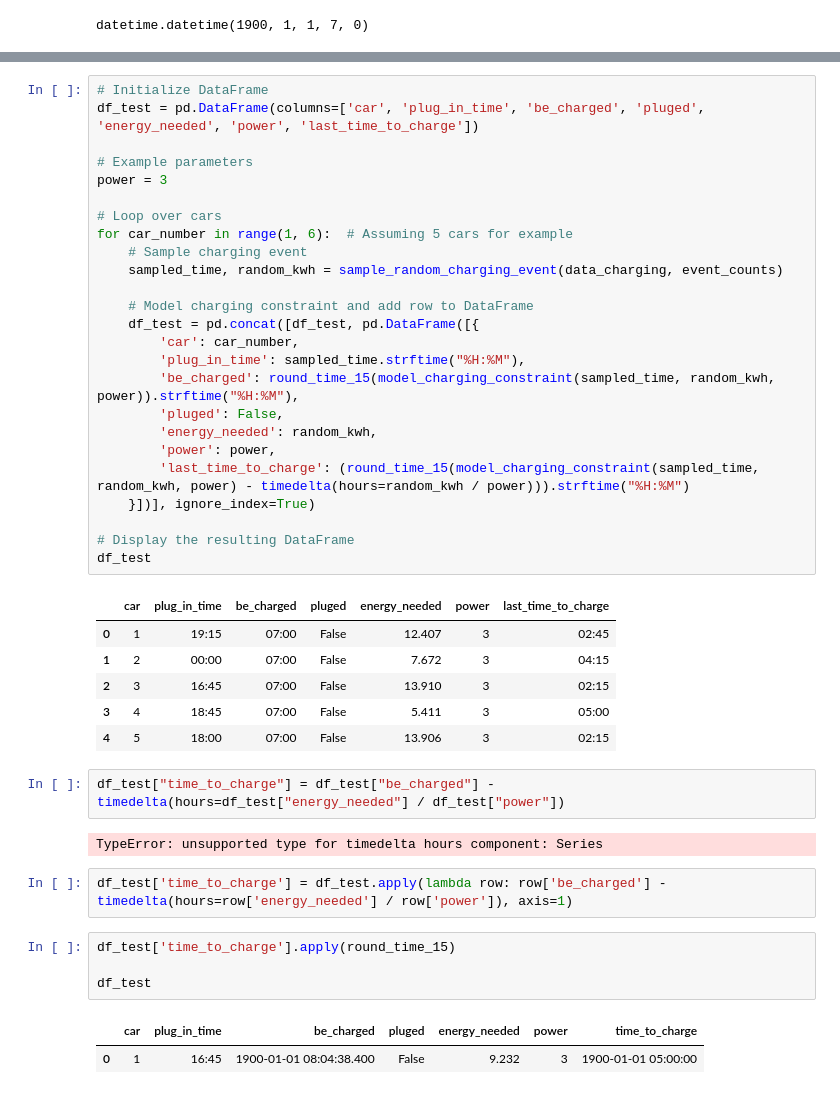
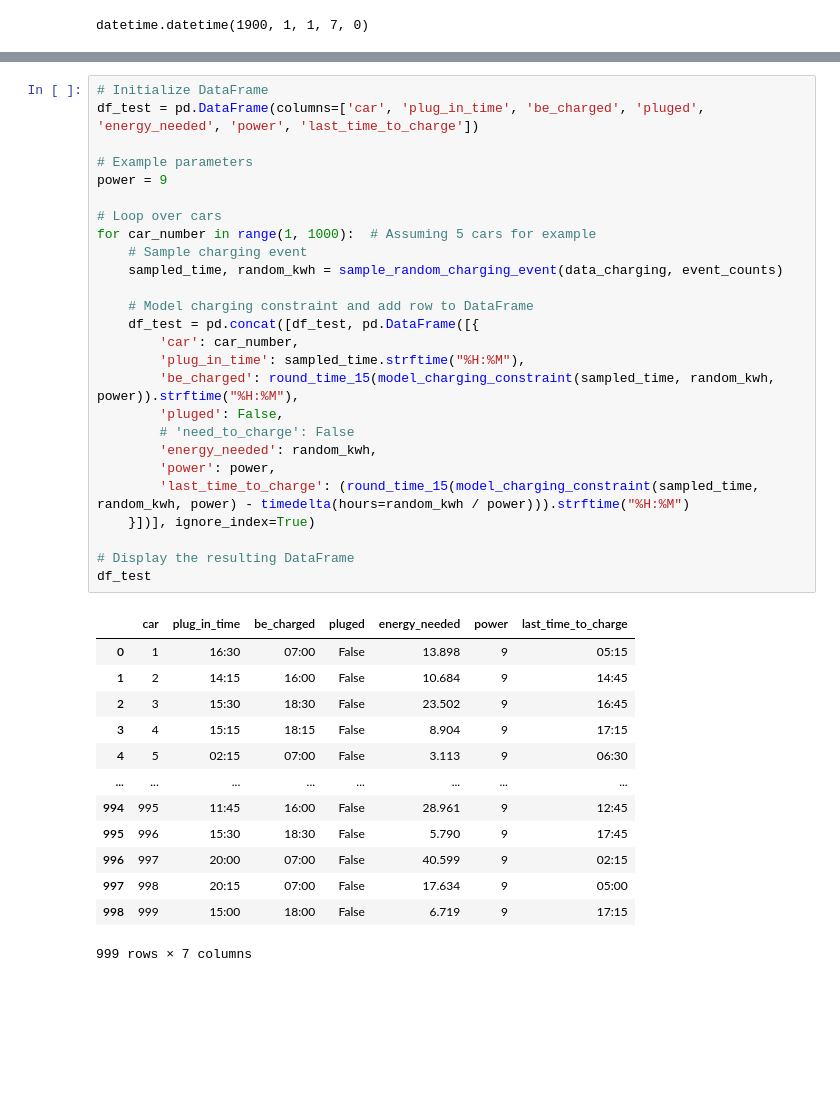
Before and after one commit to yanis-trn/EnergyNow2.0, a Jupyter notebook: EV-modeling.ipynb, the cells around one changed output, grey strips where cells are left out. Cells and saved outputs as stored; diff of their text form; blank space fills up the shorter version.

```diff
--- a/EV-modeling.ipynb
+++ b/EV-modeling.ipynb
@@ -428,45 +492,40 @@ df_test
 # %%
 # Initialize DataFrame
 df_test = pd.DataFrame(columns=['car', 'plug_in_time', 'be_charged', 'pluged', 'energy_needed', 'power', 'last_time_to_charge'])
 
 # Example parameters
-power = 3
+power = 9
 
 # Loop over cars
-for car_number in range(1, 6):  # Assuming 5 cars for example
+for car_number in range(1, 1000):  # Assuming 5 cars for example
     # Sample charging event
     sampled_time, random_kwh = sample_random_charging_event(data_charging, event_counts)
 
     # Model charging constraint and add row to DataFrame
     df_test = pd.concat([df_test, pd.DataFrame([{
         'car': car_number,
         'plug_in_time': sampled_time.strftime("%H:%M"),
         'be_charged': round_time_15(model_charging_constraint(sampled_time, random_kwh, power)).strftime("%H:%M"),
         'pluged': False,
+        # 'need_to_charge': False
         'energy_needed': random_kwh,
         'power': power,
         'last_time_to_charge': (round_time_15(model_charging_constraint(sampled_time, random_kwh, power) - timedelta(hours=random_kwh / power))).strftime("%H:%M")
     }])], ignore_index=True)
 
 # Display the resulting DataFrame
 df_test
 # %% [output]
 |  | car | plug_in_time | be_charged | pluged | energy_needed | power | last_time_to_charge |
-| 0 | 1 | 19:15 | 07:00 | False | 12.407 | 3 | 02:45 |
-| 1 | 2 | 00:00 | 07:00 | False | 7.672 | 3 | 04:15 |
-| 2 | 3 | 16:45 | 07:00 | False | 13.910 | 3 | 02:15 |
-| 3 | 4 | 18:45 | 07:00 | False | 5.411 | 3 | 05:00 |
-| 4 | 5 | 18:00 | 07:00 | False | 13.906 | 3 | 02:15 |
+| 0 | 1 | 16:30 | 07:00 | False | 13.898 | 9 | 05:15 |
+| 1 | 2 | 14:15 | 16:00 | False | 10.684 | 9 | 14:45 |
+| 2 | 3 | 15:30 | 18:30 | False | 23.502 | 9 | 16:45 |
+| 3 | 4 | 15:15 | 18:15 | False | 8.904 | 9 | 17:15 |
+| 4 | 5 | 02:15 | 07:00 | False | 3.113 | 9 | 06:30 |
+| ... | ... | ... | ... | ... | ... | ... | ... |
+| 994 | 995 | 11:45 | 16:00 | False | 28.961 | 9 | 12:45 |
+| 995 | 996 | 15:30 | 18:30 | False | 5.790 | 9 | 17:45 |
+| 996 | 997 | 20:00 | 07:00 | False | 40.599 | 9 | 02:15 |
+| 997 | 998 | 20:15 | 07:00 | False | 17.634 | 9 | 05:00 |
+| 998 | 999 | 15:00 | 18:00 | False | 6.719 | 9 | 17:15 |
+999 rows × 7 columns
-# %%
-df_test["time_to_charge"] = df_test["be_charged"] - timedelta(hours=df_test["energy_needed"] / df_test["power"])
-# %% [output]
-TypeError: unsupported type for timedelta hours component: Series
-# %%
-df_test['time_to_charge'] = df_test.apply(lambda row: row['be_charged'] - timedelta(hours=row['energy_needed'] / row['power']), axis=1)
-# %%
-df_test['time_to_charge'].apply(round_time_15)
-
-df_test
-# %% [output]
-|  | car | plug_in_time | be_charged | pluged | energy_needed | power | time_to_charge |
-| 0 | 1 | 16:45 | 1900-01-01 08:04:38.400 | False | 9.232 | 3 | 1900-01-01 05:00:00 |
```
Also changed, not shown: parts of 19 cells of this notebook.
